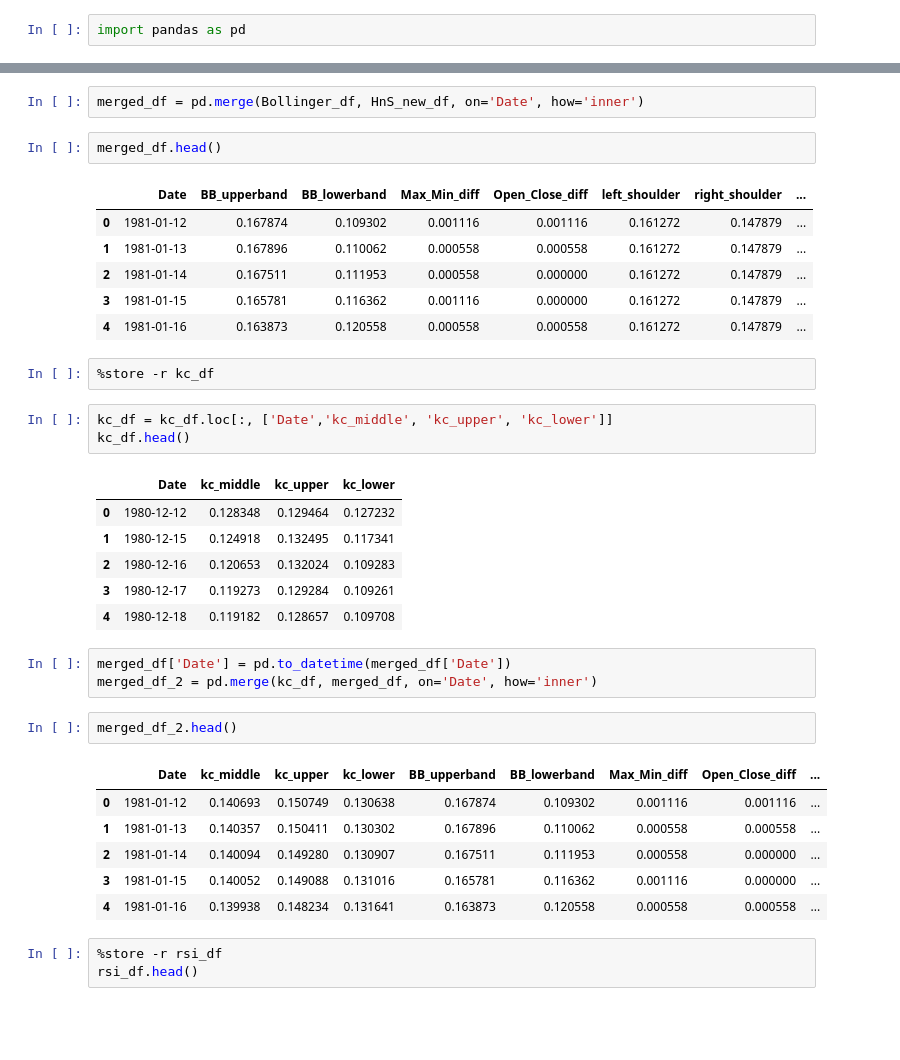
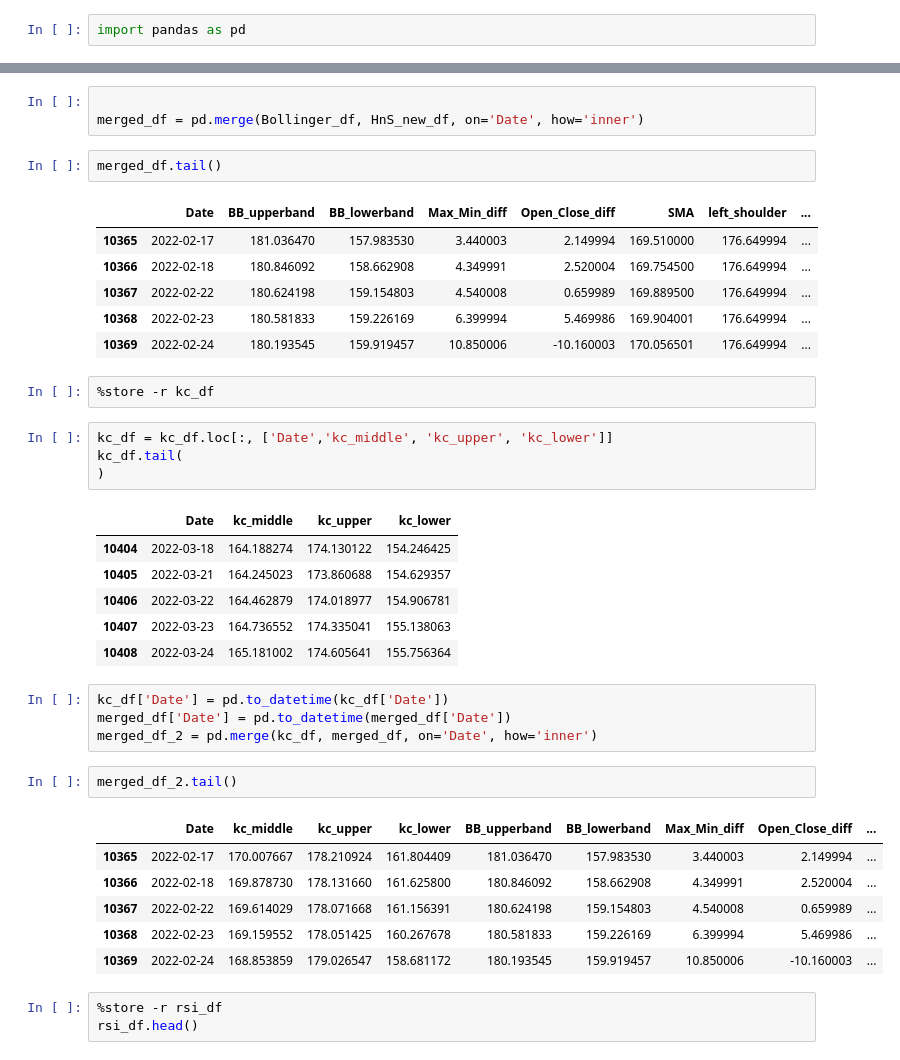
Before and after one commit to ShubhangamPrasad/Technical-Indicator-Evaluator, a Jupyter notebook: Merged_DF.ipynb, the cells around one changed output, grey strips where cells are left out. Drawn from its saved outputs; the diff is of its cells as text; blank space fills up the shorter version.

```diff
--- a/Merged_DF.ipynb
+++ b/Merged_DF.ipynb
@@ -35,38 +35,41 @@ Bollinger_df.head()
 # %%
+
 merged_df = pd.merge(Bollinger_df, HnS_new_df, on='Date', how='inner')
 # %%
-merged_df.head()
+merged_df.tail()
 # %% [output]
-|  | Date | BB_upperband | BB_lowerband | Max_Min_diff | Open_Close_diff | left_shoulder | right_shoulder | ... |
-| 0 | 1981-01-12 | 0.167874 | 0.109302 | 0.001116 | 0.001116 | 0.161272 | 0.147879 | ... |
-| 1 | 1981-01-13 | 0.167896 | 0.110062 | 0.000558 | 0.000558 | 0.161272 | 0.147879 | ... |
-| 2 | 1981-01-14 | 0.167511 | 0.111953 | 0.000558 | 0.000000 | 0.161272 | 0.147879 | ... |
-| 3 | 1981-01-15 | 0.165781 | 0.116362 | 0.001116 | 0.000000 | 0.161272 | 0.147879 | ... |
-| 4 | 1981-01-16 | 0.163873 | 0.120558 | 0.000558 | 0.000558 | 0.161272 | 0.147879 | ... |
+|  | Date | BB_upperband | BB_lowerband | Max_Min_diff | Open_Close_diff | SMA | left_shoulder | ... |
+| 10365 | 2022-02-17 | 181.036470 | 157.983530 | 3.440003 | 2.149994 | 169.510000 | 176.649994 | ... |
+| 10366 | 2022-02-18 | 180.846092 | 158.662908 | 4.349991 | 2.520004 | 169.754500 | 176.649994 | ... |
+| 10367 | 2022-02-22 | 180.624198 | 159.154803 | 4.540008 | 0.659989 | 169.889500 | 176.649994 | ... |
+| 10368 | 2022-02-23 | 180.581833 | 159.226169 | 6.399994 | 5.469986 | 169.904001 | 176.649994 | ... |
+| 10369 | 2022-02-24 | 180.193545 | 159.919457 | 10.850006 | -10.160003 | 170.056501 | 176.649994 | ... |
 # %%
 %store -r kc_df
 # %%
 kc_df = kc_df.loc[:, ['Date','kc_middle', 'kc_upper', 'kc_lower']]
-kc_df.head()
+kc_df.tail(
+)
 # %% [output]
 |  | Date | kc_middle | kc_upper | kc_lower |
-| 0 | 1980-12-12 | 0.128348 | 0.129464 | 0.127232 |
-| 1 | 1980-12-15 | 0.124918 | 0.132495 | 0.117341 |
-| 2 | 1980-12-16 | 0.120653 | 0.132024 | 0.109283 |
-| 3 | 1980-12-17 | 0.119273 | 0.129284 | 0.109261 |
-| 4 | 1980-12-18 | 0.119182 | 0.128657 | 0.109708 |
+| 10404 | 2022-03-18 | 164.188274 | 174.130122 | 154.246425 |
+| 10405 | 2022-03-21 | 164.245023 | 173.860688 | 154.629357 |
+| 10406 | 2022-03-22 | 164.462879 | 174.018977 | 154.906781 |
+| 10407 | 2022-03-23 | 164.736552 | 174.335041 | 155.138063 |
+| 10408 | 2022-03-24 | 165.181002 | 174.605641 | 155.756364 |
 # %%
+kc_df['Date'] = pd.to_datetime(kc_df['Date'])
 merged_df['Date'] = pd.to_datetime(merged_df['Date'])
 merged_df_2 = pd.merge(kc_df, merged_df, on='Date', how='inner')
 # %%
-merged_df_2.head()
+merged_df_2.tail()
 # %% [output]
 |  | Date | kc_middle | kc_upper | kc_lower | BB_upperband | BB_lowerband | Max_Min_diff | Open_Close_diff | ... |
-| 0 | 1981-01-12 | 0.140693 | 0.150749 | 0.130638 | 0.167874 | 0.109302 | 0.001116 | 0.001116 | ... |
-| 1 | 1981-01-13 | 0.140357 | 0.150411 | 0.130302 | 0.167896 | 0.110062 | 0.000558 | 0.000558 | ... |
-| 2 | 1981-01-14 | 0.140094 | 0.149280 | 0.130907 | 0.167511 | 0.111953 | 0.000558 | 0.000000 | ... |
-| 3 | 1981-01-15 | 0.140052 | 0.149088 | 0.131016 | 0.165781 | 0.116362 | 0.001116 | 0.000000 | ... |
-| 4 | 1981-01-16 | 0.139938 | 0.148234 | 0.131641 | 0.163873 | 0.120558 | 0.000558 | 0.000558 | ... |
+| 10365 | 2022-02-17 | 170.007667 | 178.210924 | 161.804409 | 181.036470 | 157.983530 | 3.440003 | 2.149994 | ... |
+| 10366 | 2022-02-18 | 169.878730 | 178.131660 | 161.625800 | 180.846092 | 158.662908 | 4.349991 | 2.520004 | ... |
+| 10367 | 2022-02-22 | 169.614029 | 178.071668 | 161.156391 | 180.624198 | 159.154803 | 4.540008 | 0.659989 | ... |
+| 10368 | 2022-02-23 | 169.159552 | 178.051425 | 160.267678 | 180.581833 | 159.226169 | 6.399994 | 5.469986 | ... |
+| 10369 | 2022-02-24 | 168.853859 | 179.026547 | 158.681172 | 180.193545 | 159.919457 | 10.850006 | -10.160003 | ... |
 # %%
 %store -r rsi_df
 rsi_df.head()
```
Also changed, not shown: parts of 26 cells of this notebook.
